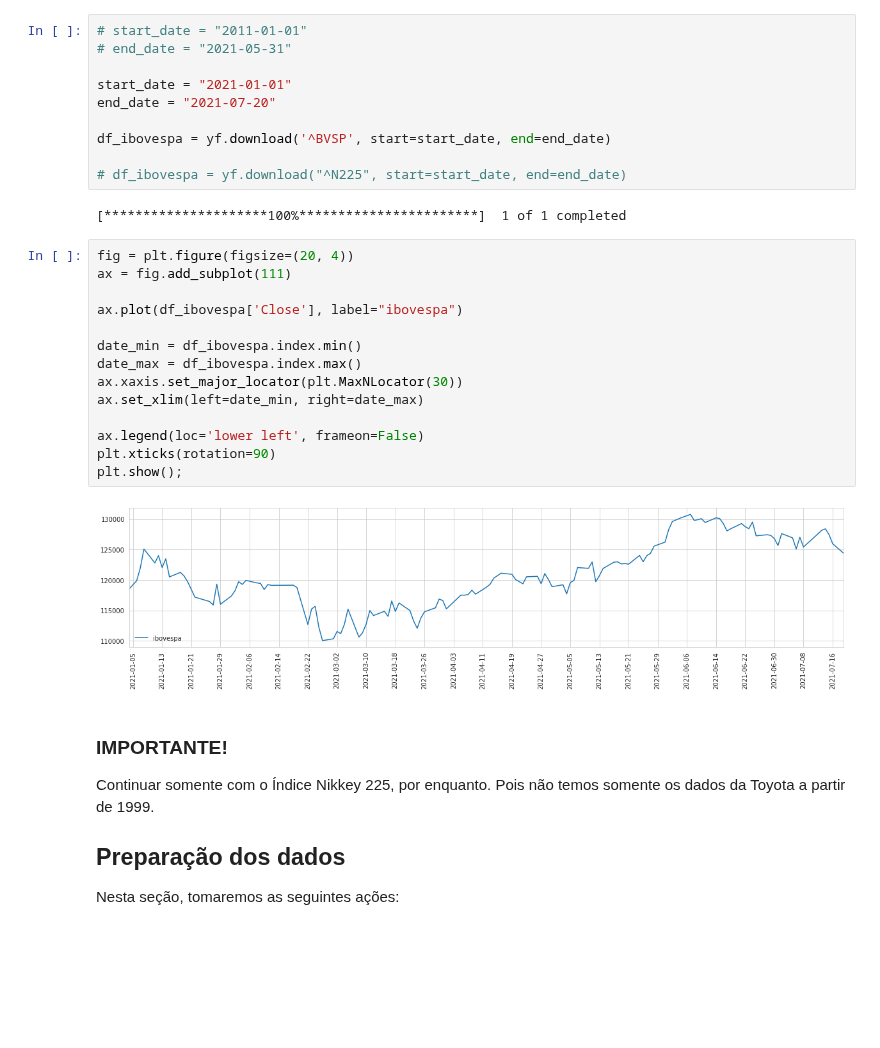
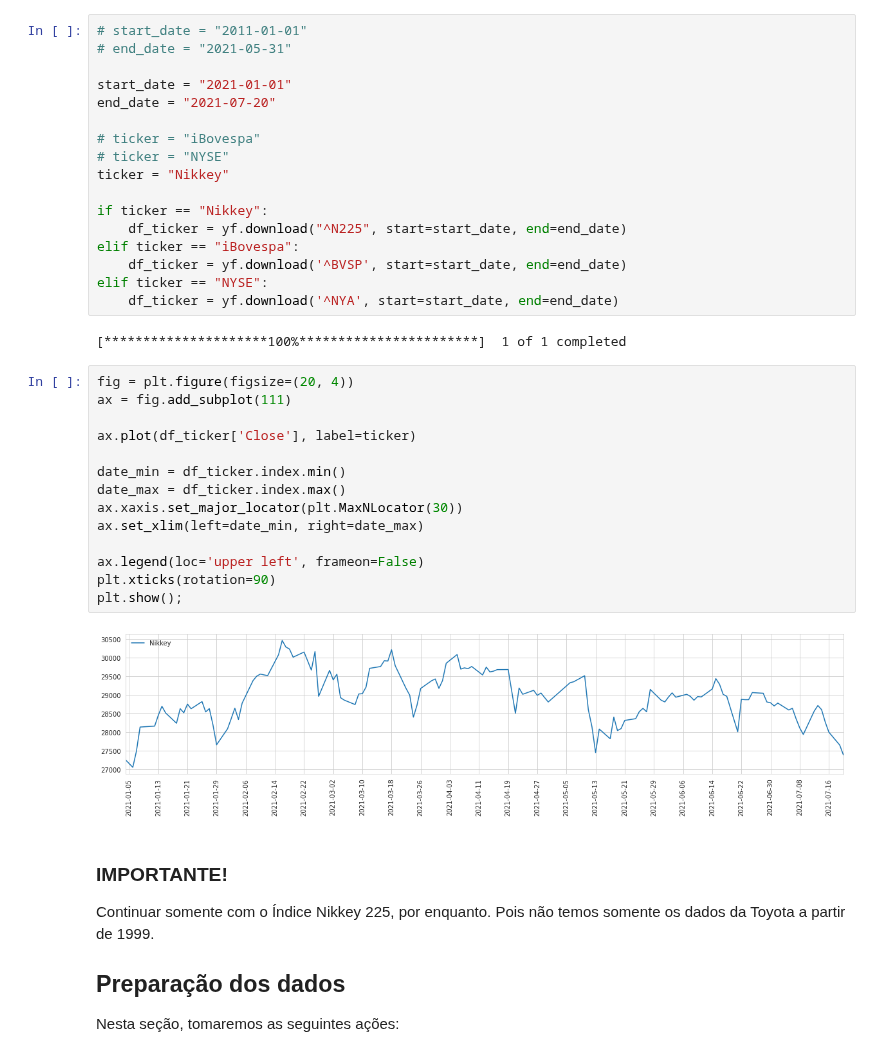
Before and after one commit to cafe-com-analytics/stock_market_index_daily_direction, a Jupyter notebook: notebooks/01_ibovespa_using_pomegranate_pgmpy.ipynb, the cells around one changed output. Saved outputs shown, nothing was run; the diff lists cells and outputs as text; blank space fills up the shorter version.

```diff
--- a/notebooks/01_ibovespa_using_pomegranate_pgmpy.ipynb
+++ b/notebooks/01_ibovespa_using_pomegranate_pgmpy.ipynb
@@ -47,27 +47,34 @@ Segundo o artigo, eles usaram dados do índice iBobespa (**^IBOV**), entre 01/01
 start_date = "2021-01-01"
 end_date = "2021-07-20"
 
-df_ibovespa = yf.download('^BVSP', start=start_date, end=end_date)
+# ticker = "iBovespa"
+# ticker = "NYSE"
+ticker = "Nikkey"
 
-# df_ibovespa = yf.download("^N225", start=start_date, end=end_date)
+if ticker == "Nikkey":
+    df_ticker = yf.download("^N225", start=start_date, end=end_date)
+elif ticker == "iBovespa":
+    df_ticker = yf.download('^BVSP', start=start_date, end=end_date)
+elif ticker == "NYSE":
+    df_ticker = yf.download('^NYA', start=start_date, end=end_date)
 # %% [output]
 [*********************100%***********************]  1 of 1 completed
 # %%
 fig = plt.figure(figsize=(20, 4))
 ax = fig.add_subplot(111)
 
-ax.plot(df_ibovespa['Close'], label="ibovespa")
+ax.plot(df_ticker['Close'], label=ticker)
 
-date_min = df_ibovespa.index.min()
-date_max = df_ibovespa.index.max()
+date_min = df_ticker.index.min()
+date_max = df_ticker.index.max()
 ax.xaxis.set_major_locator(plt.MaxNLocator(30))
 ax.set_xlim(left=date_min, right=date_max)
 
-ax.legend(loc='lower left', frameon=False)
+ax.legend(loc='upper left', frameon=False)
 plt.xticks(rotation=90)
 plt.show();
 # %% [output]
-[figure, old version]
+[figure, new version]
 # %% [markdown]
 ### IMPORTANTE!
 
```
Also changed, not shown: parts of 26 cells of this notebook.
